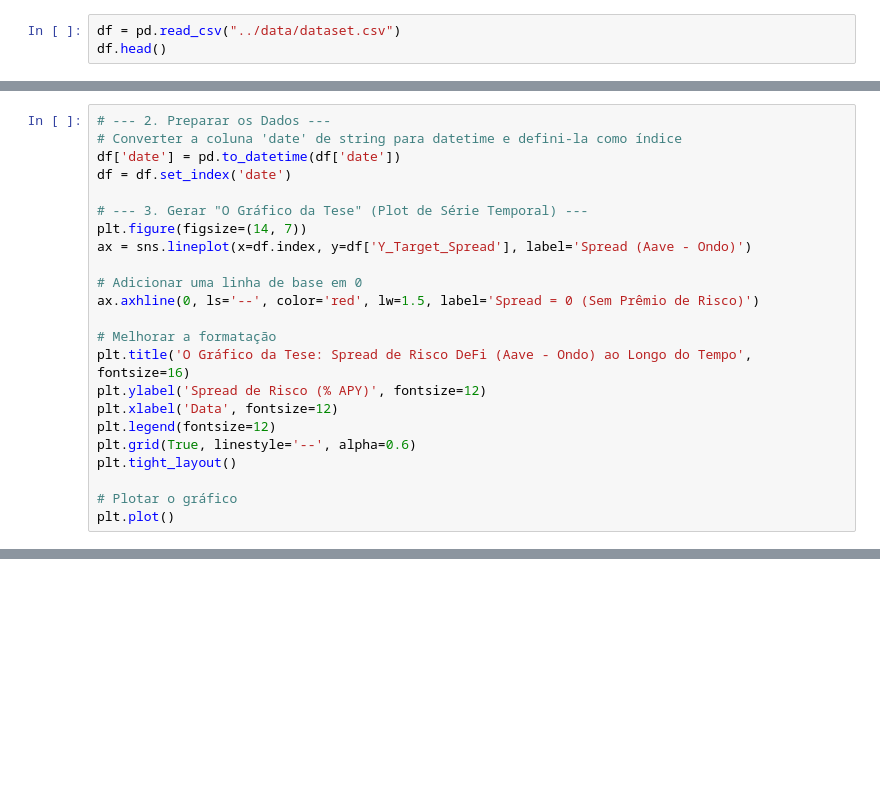
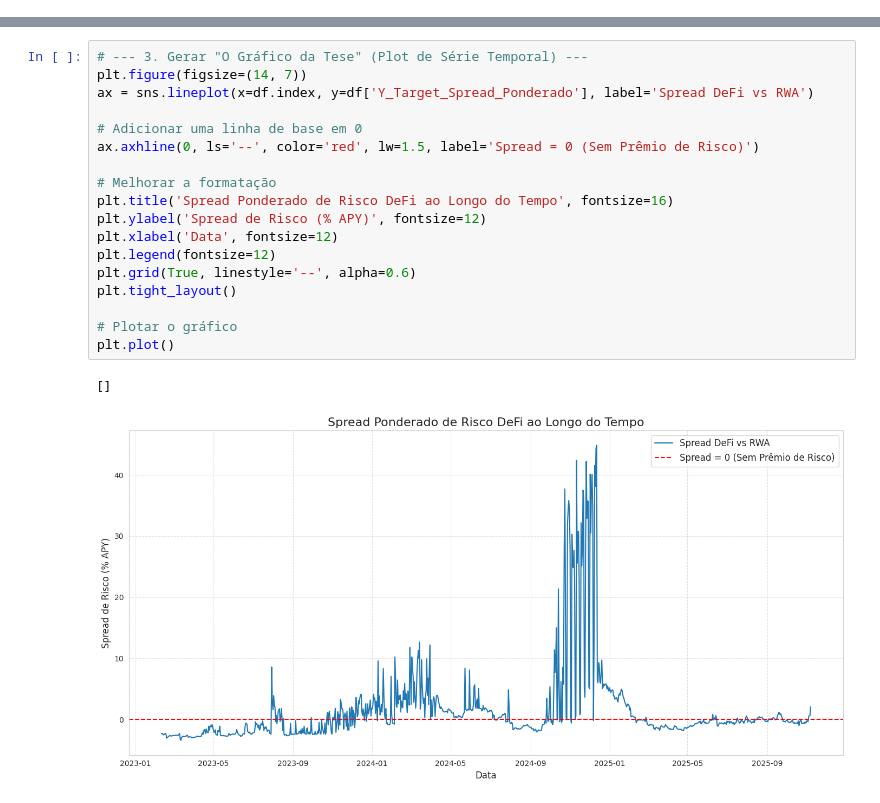
Before and after one commit to Renzo-Filho/6-datathon-fgv-eesp, a Jupyter notebook: src/datathon.ipynb, the cells around one changed output, grey strips where cells are left out. Drawn from its saved outputs; the diff is of its cells as text; blank space fills up the shorter version.

```diff
--- a/src/datathon.ipynb
+++ b/src/datathon.ipynb
@@ -26,3 +0,0 @@ Após chamar o script `merging_data.py` temos, enfim, o nosso dataset.
-# %%
-df = pd.read_csv("../data/dataset.csv")
-df.head()
@@ -36,23 +0,0 @@ df.head()
-# %%
-# --- 2. Preparar os Dados ---
-# Converter a coluna 'date' de string para datetime e defini-la como índice
-df['date'] = pd.to_datetime(df['date'])
-df = df.set_index('date')
-
-# --- 3. Gerar "O Gráfico da Tese" (Plot de Série Temporal) ---
-plt.figure(figsize=(14, 7))
-ax = sns.lineplot(x=df.index, y=df['Y_Target_Spread'], label='Spread (Aave - Ondo)')
-
-# Adicionar uma linha de base em 0
-ax.axhline(0, ls='--', color='red', lw=1.5, label='Spread = 0 (Sem Prêmio de Risco)')
-
-# Melhorar a formatação
-plt.title('O Gráfico da Tese: Spread de Risco DeFi (Aave - Ondo) ao Longo do Tempo', fontsize=16)
-plt.ylabel('Spread de Risco (% APY)', fontsize=12)
-plt.xlabel('Data', fontsize=12)
-plt.legend(fontsize=12)
-plt.grid(True, linestyle='--', alpha=0.6)
-plt.tight_layout()
-
-# Plotar o gráfico
-plt.plot()
@@ -318,0 +59,21 @@ Valores SHAP calculados. Gerando o gráfico...
+# %%
+# --- 3. Gerar "O Gráfico da Tese" (Plot de Série Temporal) ---
+plt.figure(figsize=(14, 7))
+ax = sns.lineplot(x=df.index, y=df['Y_Target_Spread_Ponderado'], label='Spread DeFi vs RWA')
+
+# Adicionar uma linha de base em 0
+ax.axhline(0, ls='--', color='red', lw=1.5, label='Spread = 0 (Sem Prêmio de Risco)')
+
+# Melhorar a formatação
+plt.title('Spread Ponderado de Risco DeFi ao Longo do Tempo', fontsize=16)
+plt.ylabel('Spread de Risco (% APY)', fontsize=12)
+plt.xlabel('Data', fontsize=12)
+plt.legend(fontsize=12)
+plt.grid(True, linestyle='--', alpha=0.6)
+plt.tight_layout()
+
+# Plotar o gráfico
+plt.plot()
+# %% [output]
+[]
+[figure, added]
```
Also changed, not shown: parts of 36 cells of this notebook, 38 other files.
